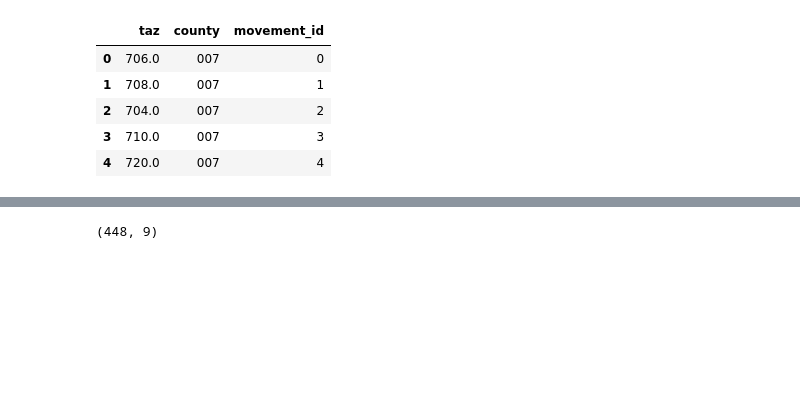
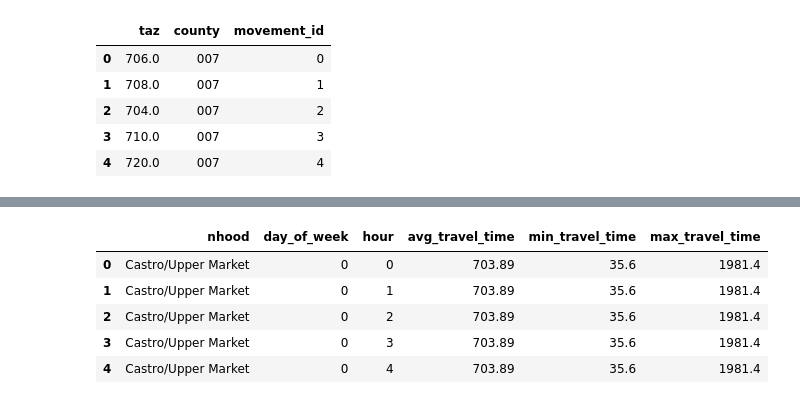
Before and after one commit to hcao2015/driver_schedule_optimization, a Jupyter notebook: Demand Analysis.ipynb, the cells around one changed output, grey strips where cells are left out. Saved outputs shown, nothing was run; the diff lists cells and outputs as text; code cells hidden in the pictures; blank space fills up the shorter version.

```diff
--- a/Demand Analysis.ipynb
+++ b/Demand Analysis.ipynb
@@ -404,6 +289,23 @@ uber_df_grouped.head()
-# %%
-# Export data
-# uber_df_grouped.to_csv("cleaned_data/travel_times.csv", index=False, header=True)
-uber_df_grouped.shape
-# %% [output]
-(448, 9)
+# %%
+# Note: Since we don't have specific hourly time, the travel_time within start and end hour will be
+# used for each hour within it
+
+uber_df = []
+for index, row in uber_df_grouped.iterrows():
+    start_hour = row["start_hour"]
+    end_hour = row["end_hour"]
+    for hour in range(start_hour, end_hour):
+        uber_df.append([row["nhood"], row["day_of_week"], hour, row["avg_travel_time"],
+                        row["min_travel_time"], row["max_travel_time"]])
+
+travel_times_df = pd.DataFrame(uber_df, columns = ["nhood", "day_of_week", "hour", "avg_travel_time",
+                                                   "min_travel_time", "max_travel_time"])
+
+travel_times_df.head()
+# %% [output]
+|  | nhood | day_of_week | hour | avg_travel_time | min_travel_time | max_travel_time |
+| 0 | Castro/Upper Market | 0 | 0 | 703.89 | 35.6 | 1981.4 |
+| 1 | Castro/Upper Market | 0 | 1 | 703.89 | 35.6 | 1981.4 |
+| 2 | Castro/Upper Market | 0 | 2 | 703.89 | 35.6 | 1981.4 |
+| 3 | Castro/Upper Market | 0 | 3 | 703.89 | 35.6 | 1981.4 |
+| 4 | Castro/Upper Market | 0 | 4 | 703.89 | 35.6 | 1981.4 |
```
Also changed, not shown: parts of 20 cells of this notebook, 7 other files.
